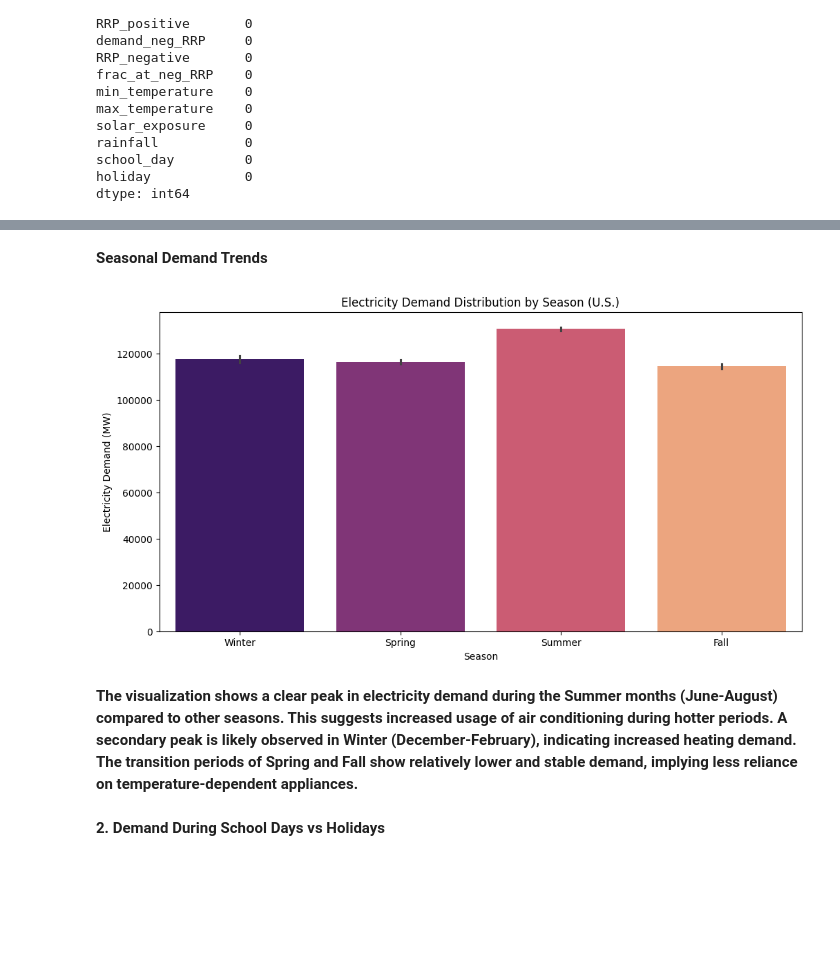
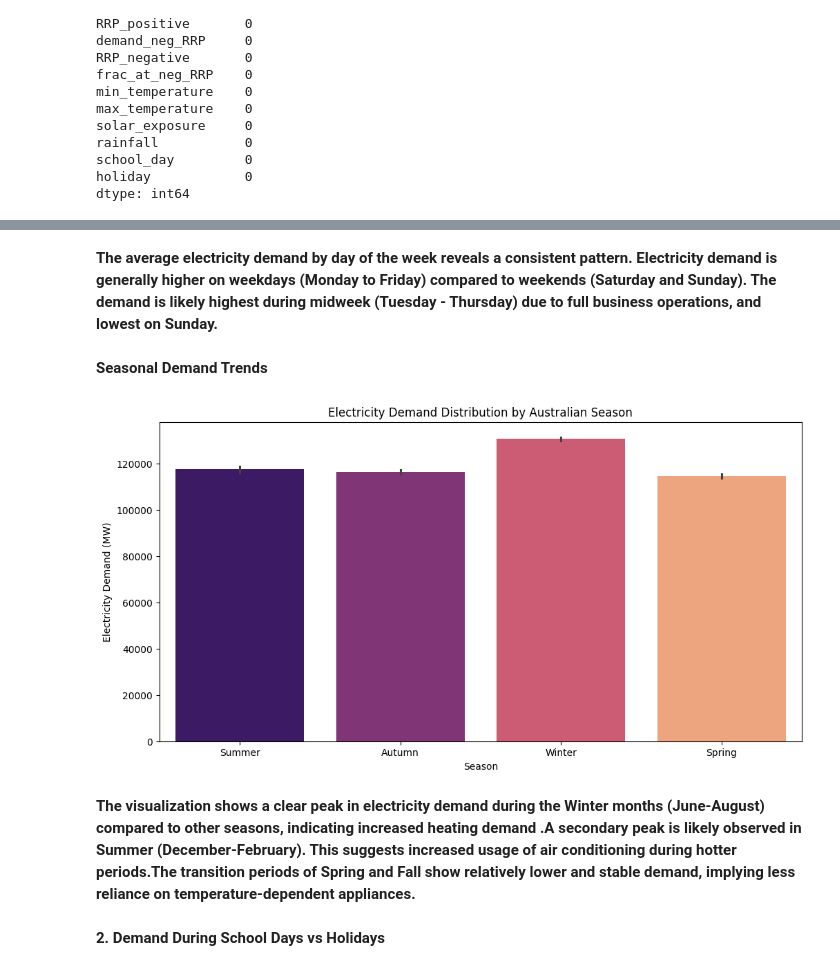
Before and after one commit to amalsalilan/Electricity_Demand-and_Price_ForecastingInfosys_Internship_Oct2025, a Jupyter notebook: EDA.ipynb, the cells around one changed output, grey strips where cells are left out. Drawn from its saved outputs; the diff is of its cells as text; code cells hidden in the pictures; blank space fills up the shorter version.

```diff
--- a/EDA.ipynb
+++ b/EDA.ipynb
@@ -29,28 +77,30 @@ dtype: int64
+# %% [markdown]
+**The average electricity demand by day of the week reveals a consistent pattern. Electricity demand is generally higher on weekdays (Monday to Friday) compared to weekends (Saturday and Sunday). The demand is likely highest during midweek (Tuesday - Thursday) due to full business operations, and lowest on Sunday.**
 # %% [markdown]
 **Seasonal Demand Trends**
 # %%
-
 df.index = pd.to_datetime(df.index)
 
 df['month'] = df.index.month
 
+
 df['season'] = df['month'].apply(lambda x:
-    'Winter' if x in [12, 1, 2] else
-    'Spring' if x in [3, 4, 5] else
-    'Summer' if x in [6, 7, 8] else
-    'Fall'
+    'Summer' if x in [12, 1, 2] else
+    'Autumn' if x in [3, 4, 5] else
+    'Winter' if x in [6, 7, 8] else
+    'Spring'
 )
 
 plt.figure(figsize=(12, 6))
-sns.barplot(x='season', y='demand',hue='season', data=df, palette="magma", order=["Winter", "Spring", "Summer", "Fall"])
-plt.title("Electricity Demand Distribution by Season ")
+sns.barplot(x='season', y='demand', hue='season', data=df, palette="magma", order=["Summer", "Autumn", "Winter", "Spring"])
+plt.title("Electricity Demand Distribution by Australian Season")
 plt.xlabel("Season")
 plt.ylabel("Electricity Demand (MW)")
 plt.show()
 # %% [output]
-[figure, old version]
+[figure, new version]
 # %% [markdown]
-**The visualization shows a clear peak in electricity demand during the Summer months (June-August) compared to other seasons. This suggests increased usage of air conditioning during hotter periods. A secondary peak is likely observed in Winter (December-February), indicating increased heating demand. The transition periods of Spring and Fall show relatively lower and stable demand, implying less reliance on temperature-dependent appliances.**
+**The visualization shows a clear peak in electricity demand during the Winter months (June-August) compared to other seasons, indicating increased heating demand .A secondary peak is likely observed in Summer (December-February). This suggests increased usage of air conditioning during hotter periods.The transition periods of Spring and Fall show relatively lower and stable demand, implying less reliance on temperature-dependent appliances.**
 # %% [markdown]
 __2. Demand During School Days vs Holidays__
 # %%
```
Also changed, not shown: parts of 13 cells of this notebook, 1 other file.
